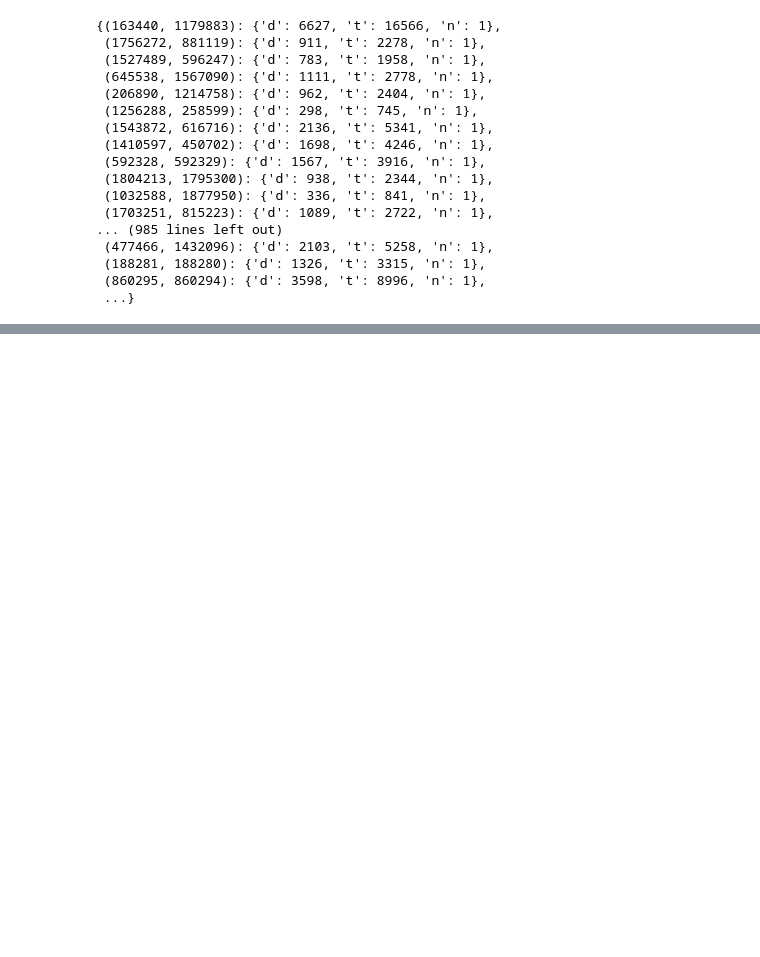
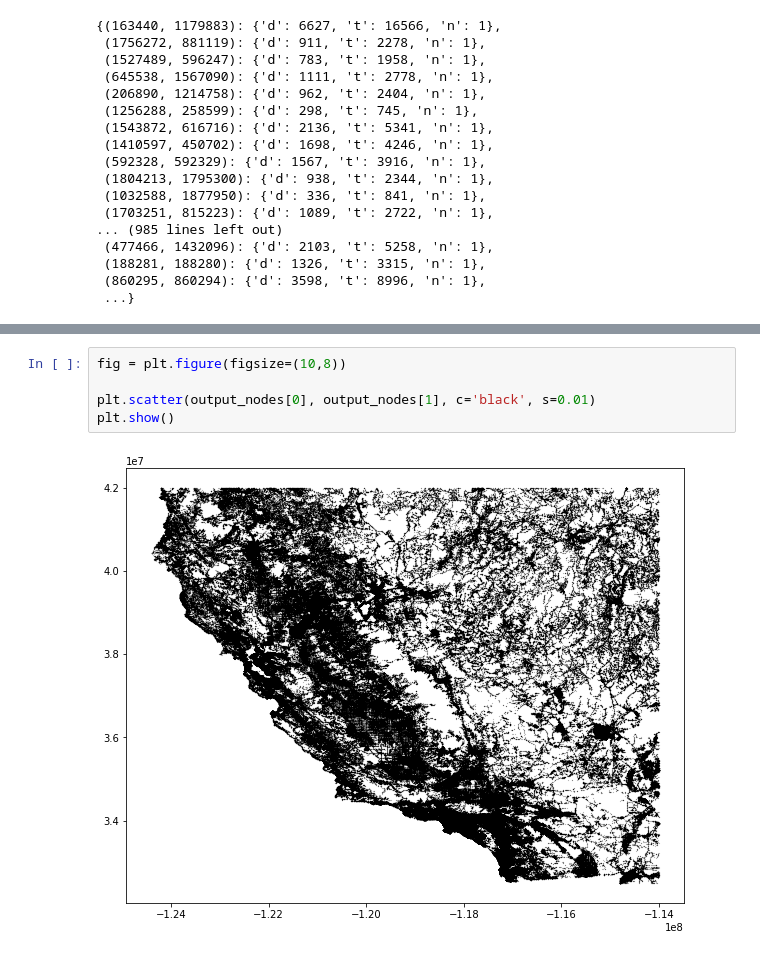
Before and after one commit to michelemeo/ADM-HW5, a Jupyter notebook: main.ipynb, the cells around one changed output, grey strips where cells are left out. Saved outputs shown, nothing was run; the diff lists cells and outputs as text; blank space fills up the shorter version.

```diff
--- a/main.ipynb
+++ b/main.ipynb
@@ -141,0 +89,7 @@ G.coord_nodes
+# %%
+fig = plt.figure(figsize=(10,8))
+
+plt.scatter(output_nodes[0], output_nodes[1], c='black', s=0.01)
+plt.show()
+# %% [output]
+[figure, added]
```
Also changed, not shown: parts of 11 cells of this notebook, 2 other files.
